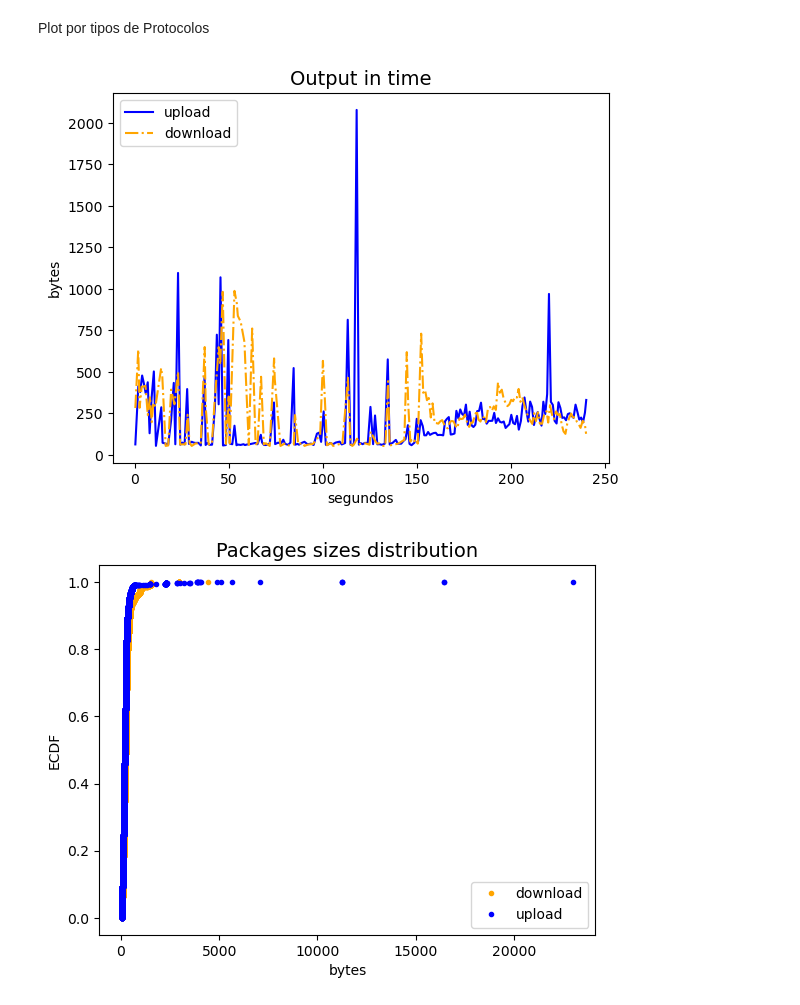
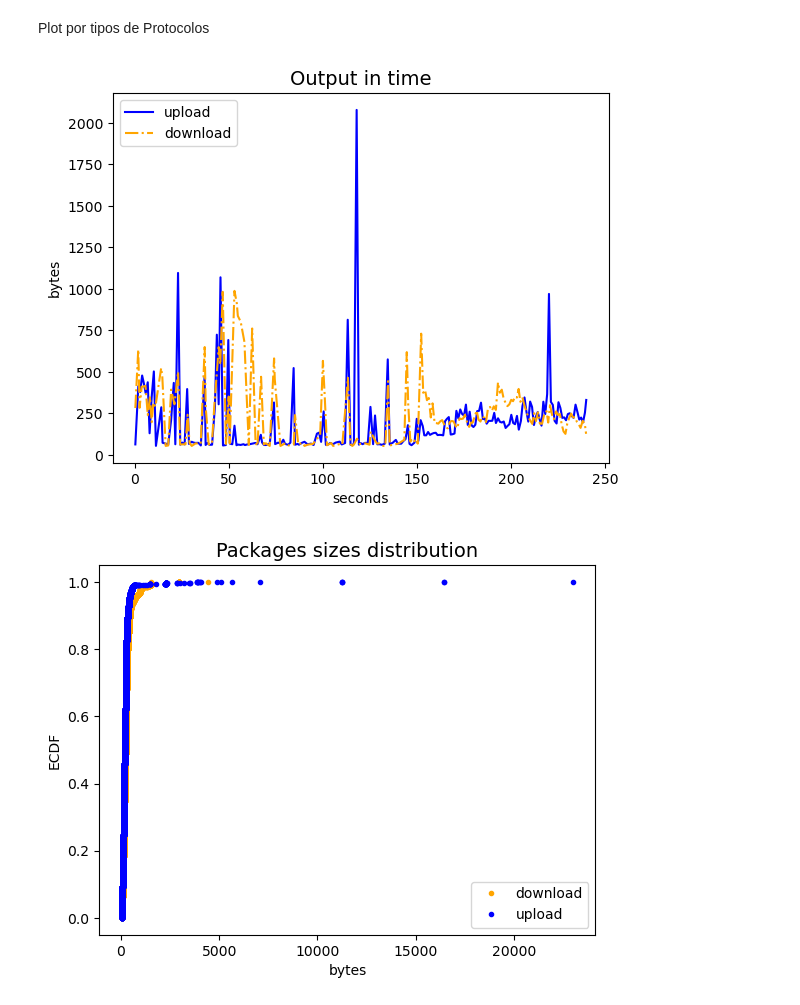
Before and after one commit to JovemPedr0/ProjetoRedes, a Jupyter notebook: analiseDados.ipynb, the cells around one changed output. Drawn from its saved outputs; the diff is of its cells as text; code cells hidden in the pictures.

```diff
--- a/analiseDados.ipynb
+++ b/analiseDados.ipynb
@@ -99,18 +99,18 @@ def linear_space_transformer(space_x, space_y, slide_win):
 # %%
 x_inicial, y_inicial = linear_space_transformer(client_time_pkgs, client_length_pkgs, 1)
 
 plt.plot(x_inicial, y_inicial, color='b', label='upload')
 
 x_final, y_final = linear_space_transformer(server_to_client_time_pkgs, server_to_client_length_pkgs, 1)
 
 plt.plot(x_final, y_final, '-.', color = "orange", label="download")
 plt.legend(loc="upper left")
-plt.xlabel("segundos")
+plt.xlabel("seconds")
 plt.ylabel("bytes")
 plt.title('Output in time', fontdict={'fontsize': 14})
 plt.show()
 # %% [output]
-[figure, old version]
+[figure, new version]
 # %%
 def ecdf(data):
 
```
